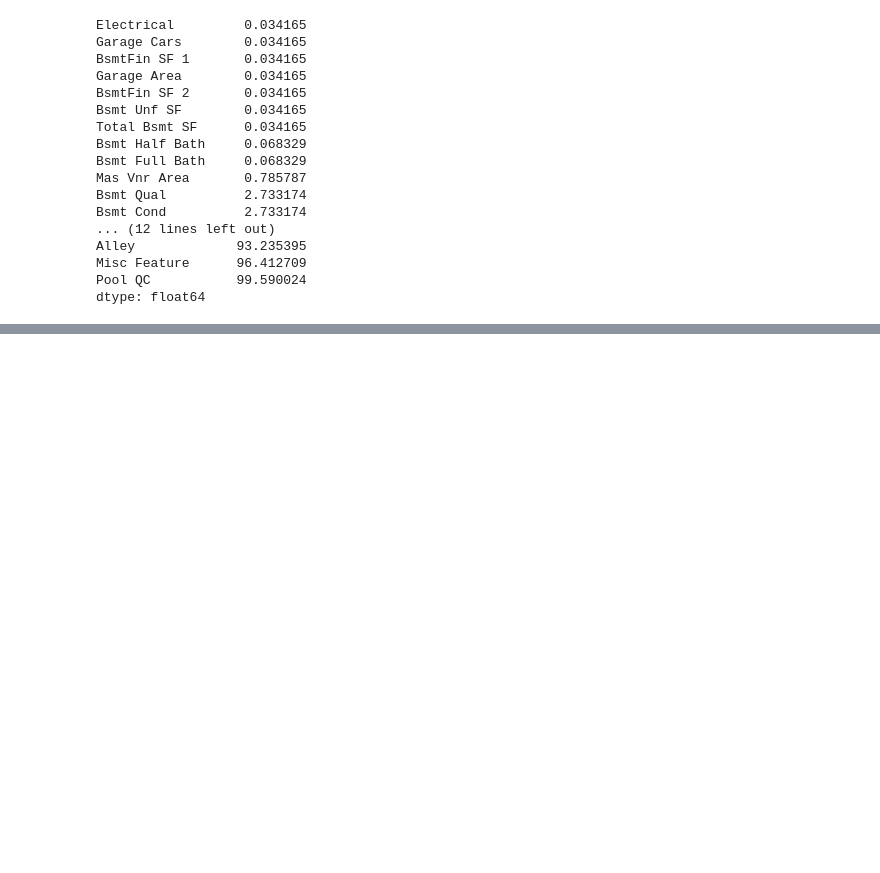
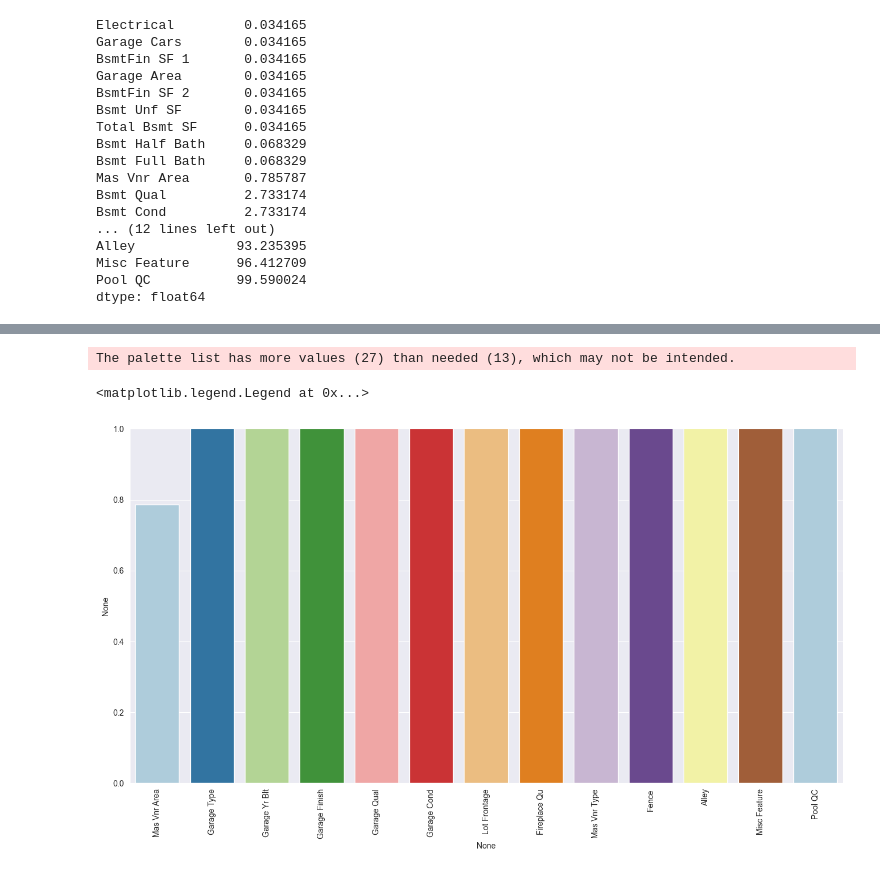
Before and after one commit to ZygimantasB/data_science_ml_learning, a Jupyter notebook: Section 11 Feature Engineering and Data Preparation/section_11.ipynb, the cells around one changed output, grey strips where cells are left out. Drawn from its saved outputs; the diff is of its cells as text; code cells hidden in the pictures; blank space fills up the shorter version.

```diff
--- a/Section 11 Feature Engineering and Data Preparation/section_11.ipynb
+++ b/Section 11 Feature Engineering and Data Preparation/section_11.ipynb
@@ -347,0 +415,12 @@ ValueError: All arguments should have the same length. The length of column argu
+# %%
+# BSMT NUMBERIC COLUMNS --> Fill with 0
+bsmt_num_cols = ['Bsmt Half Bath', 'Bsmt Full Bath', 'Bsmt Unf SF', 'BsmtFin SF 1', 'BsmtFin SF 2', 'Total Bsmt SF']
+
+df[bsmt_num_cols] = df[bsmt_num_cols].fillna(0)
+# BSMT STRING COLUMNS --> Fill with 'None'
+
+bsmt_str_cols = ['Bsmt Qual', 'Bsmt Cond', 'Bsmt Exposure', 'BsmtFin Type 1', 'BsmtFin Type 2']
+
+df[bsmt_str_cols] = df[bsmt_str_cols].fillna('None')
+# %%
+percent_nan = percent_missing(df)
@@ -347,0 +444,13 @@ ValueError: All arguments should have the same length. The length of column argu
+# %%
+plt.figure(figsize=[16, 8])
+
+sns.barplot(x=percent_nan.index, y=percent_nan, hue=percent_nan.index, palette=palette, legend=False)
+plt.xticks(rotation=90)
+plt.ylim(0, 1)
+
+# To remove the legend that is now unnecessary
+plt.legend([],[], frameon=False)
+# %% [output]
+The palette list has more values (27) than needed (13), which may not be intended.
+<matplotlib.legend.Legend at 0x...>
+[figure, added]
```
Also changed, not shown: parts of 17 cells of this notebook.
